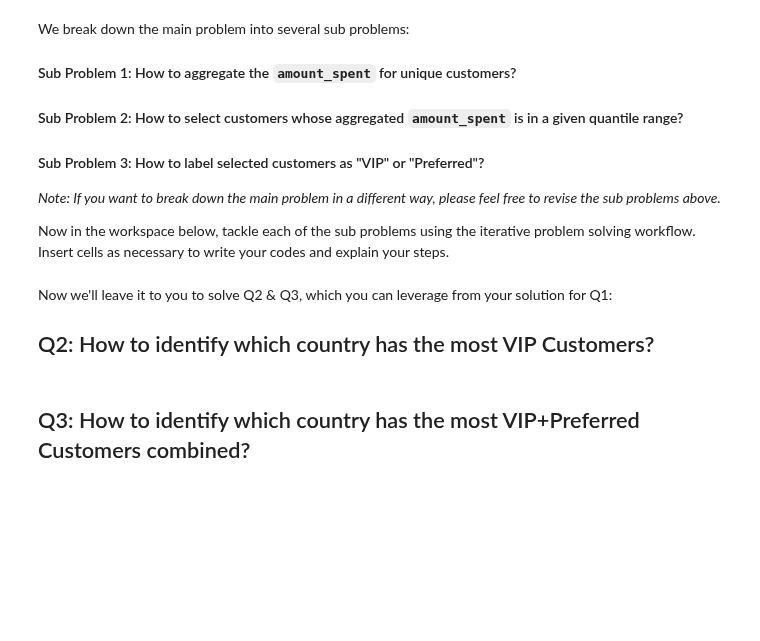
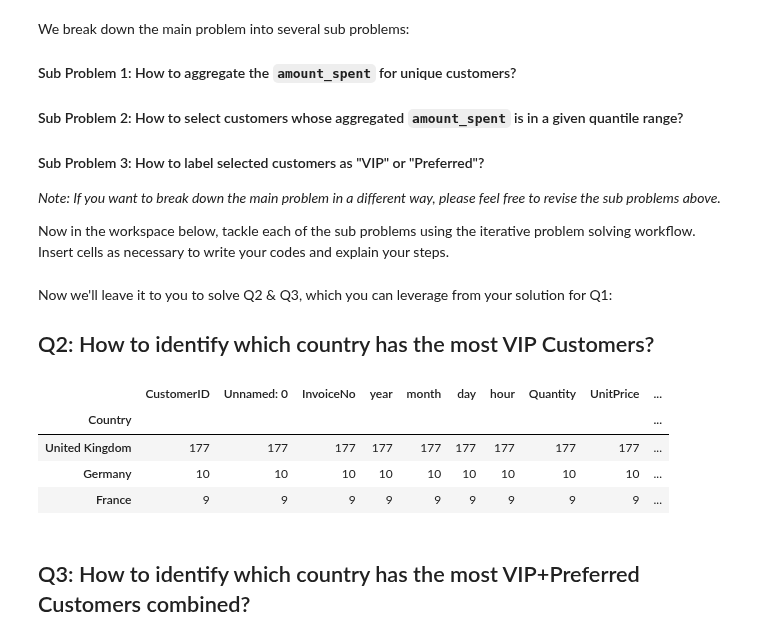
Before and after one commit to ta-data-lis/lab-dataframe-calculations, a Jupyter notebook: your-code/challenge-3.ipynb, the cells around one changed output. Drawn from its saved outputs; the diff is of its cells as text; code cells hidden in the pictures; blank space fills up the shorter version.

```diff
--- a/your-code/challenge-3.ipynb
+++ b/your-code/challenge-3.ipynb
@@ -43,3 +50,13 @@ Now in the workspace below, tackle each of the sub problems using the iterative
+# %%
+# your code here
+# Subproblem 1
+customer_spend = orders.groupby("CustomerID").sum(numeric_only=True).sort_values(by="amount_spent", ascending=False)
+# Subproblem 2
+customer_spend["amount_spent"].describe()
+customer_spend["quartiles"] = pd.qcut(customer_spend["amount_spent"], 20, labels = [0, 5, 10, 15, 20, 25, 30, 35, 40, 45, 50, 55, 60, 65, 70, 75, 80, 85, 90, 95])
+# # Subproblem 3
+vip_customers = customer_spend[customer_spend["quartiles"] == 95]
+preferred_customers = customer_spend[(customer_spend["quartiles"] < 95) & (customer_spend["quartiles"] >= 75)]
 # %% [markdown]
 Now we'll leave it to you to solve Q2 & Q3, which you can leverage from your solution for Q1:
 
@@ -49,2 +64,15 @@ Now we'll leave it to you to solve Q2 & Q3, which you can leverage from your sol
+# %%
+# your code here
+vip_customers_by_country = pd.merge(vip_customers, orders[["CustomerID", "Country"]], how="inner", on="CustomerID")
+vip_customers_by_country.drop_duplicates(inplace=True)
+vip_customers_by_country.groupby("Country").agg("count").sort_values(by="CustomerID", ascending = False).head(3)
+
+# The country with the most VIP customers is by far the United Kingdom
+# %% [output]
+|  | CustomerID | Unnamed: 0 | InvoiceNo | year | month | day | hour | Quantity | UnitPrice | ... |
+| Country |  |  |  |  |  |  |  |  |  | ... |
+| United Kingdom | 177 | 177 | 177 | 177 | 177 | 177 | 177 | 177 | 177 | ... |
+| Germany | 10 | 10 | 10 | 10 | 10 | 10 | 10 | 10 | 10 | ... |
+| France | 9 | 9 | 9 | 9 | 9 | 9 | 9 | 9 | 9 | ... |
 # %% [markdown]
 ## Q3: How to identify which country has the most VIP+Preferred Customers combined?
```
Also changed, not shown: parts of 5 cells of this notebook, 4 other files.
